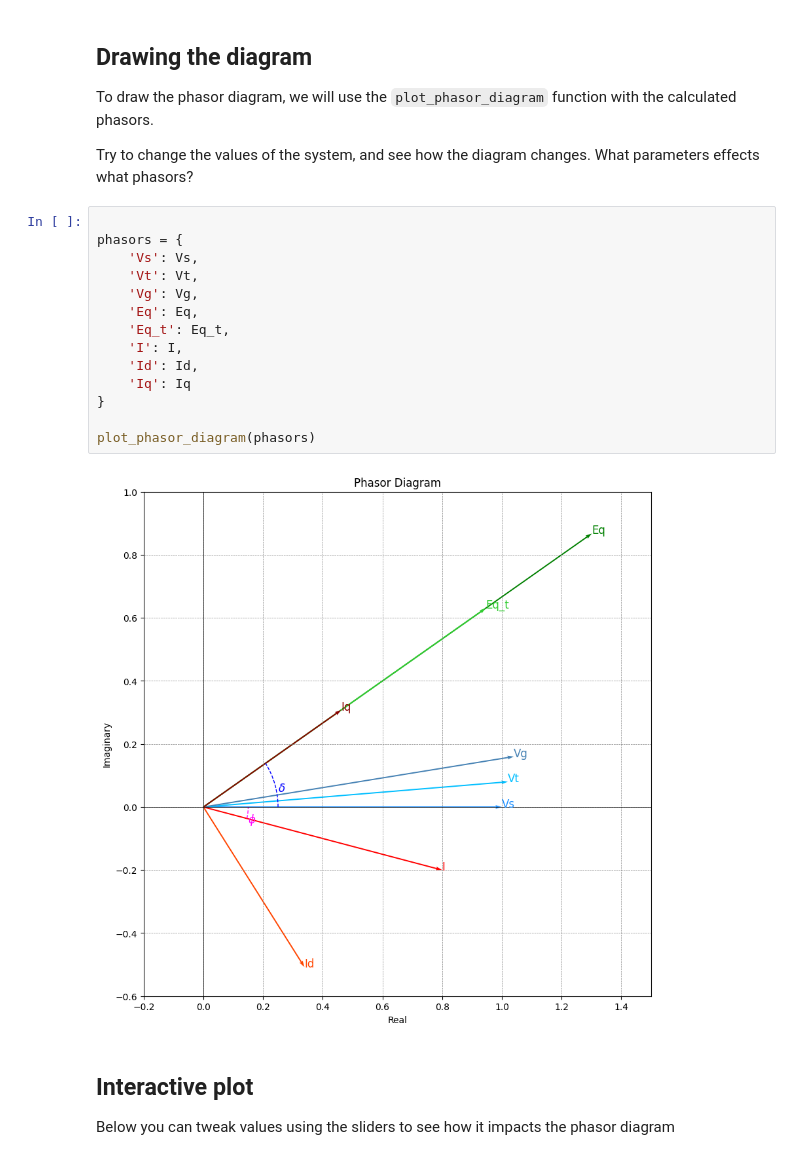
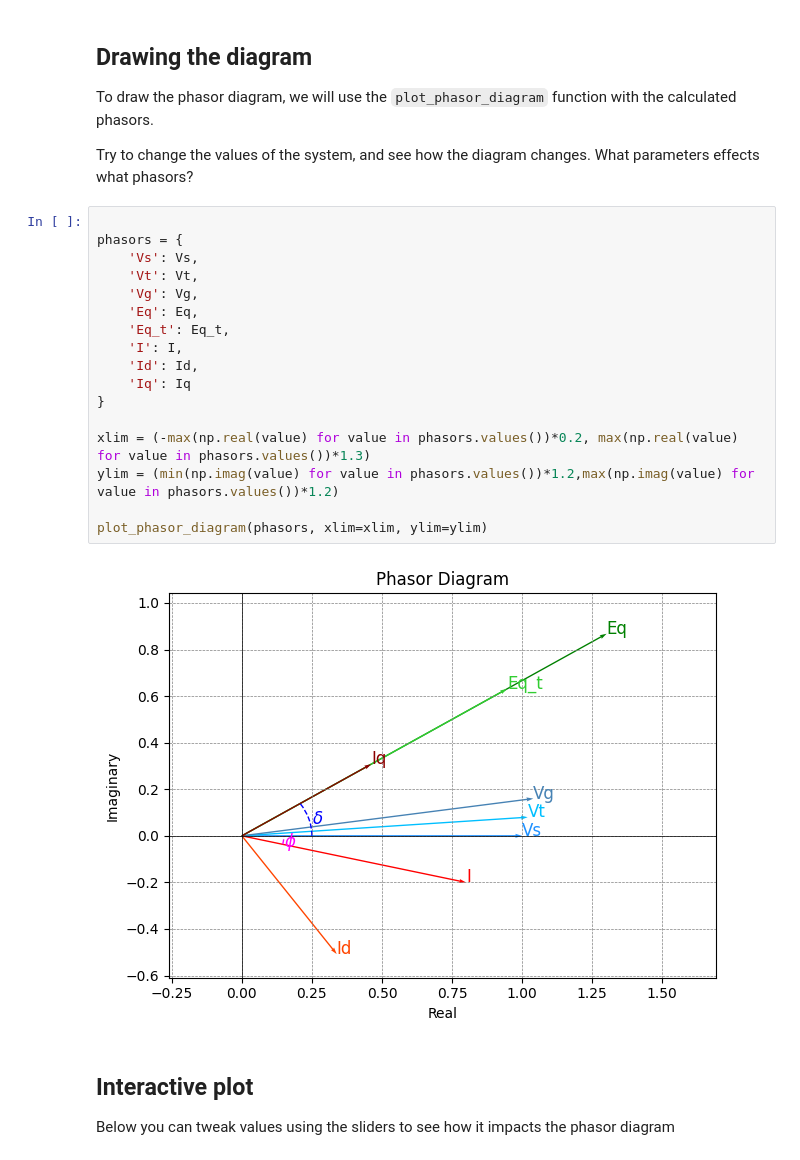
Before and after one commit to VargFo/TET4180_PSDynamicsAndControl_Notebooks, a Jupyter notebook: 2-PhasorDiagrams.ipynb, the cells around one changed output. Saved outputs shown, nothing was run; the diff lists cells and outputs as text.

Commit message:
Utils og figure fixer

```diff
--- a/2-PhasorDiagrams.ipynb
+++ b/2-PhasorDiagrams.ipynb
@@ -206,22 +206,25 @@ $\displaystyle E_qt = 1.1371 \angle 33.69^\circ$
 To draw the phasor diagram, we will use the `plot_phasor_diagram` function with the calculated phasors.
 
 Try to change the values of the system, and see how the diagram changes. What parameters effects what phasors?
-# %%
-
-phasors = {
-    'Vs': Vs,
-    'Vt': Vt,
-    'Vg': Vg,
-    'Eq': Eq,
-    'Eq_t': Eq_t,
-    'I': I,
-    'Id': Id,
-    'Iq': Iq
-}
-
-plot_phasor_diagram(phasors)
-# %% [output]
-[figure, removed]
+# %%
+
+phasors = {
+    'Vs': Vs,
+    'Vt': Vt,
+    'Vg': Vg,
+    'Eq': Eq,
+    'Eq_t': Eq_t,
+    'I': I,
+    'Id': Id,
+    'Iq': Iq
+}
+
+xlim = (-max(np.real(value) for value in phasors.values())*0.2, max(np.real(value) for value in phasors.values())*1.3)
+ylim = (min(np.imag(value) for value in phasors.values())*1.2,max(np.imag(value) for value in phasors.values())*1.2)
+
+plot_phasor_diagram(phasors, xlim=xlim, ylim=ylim)
+# %% [output]
+[figure, added]
 # %% [markdown]
 ## Interactive plot
 
```
Also changed, not shown: 1 other file.
